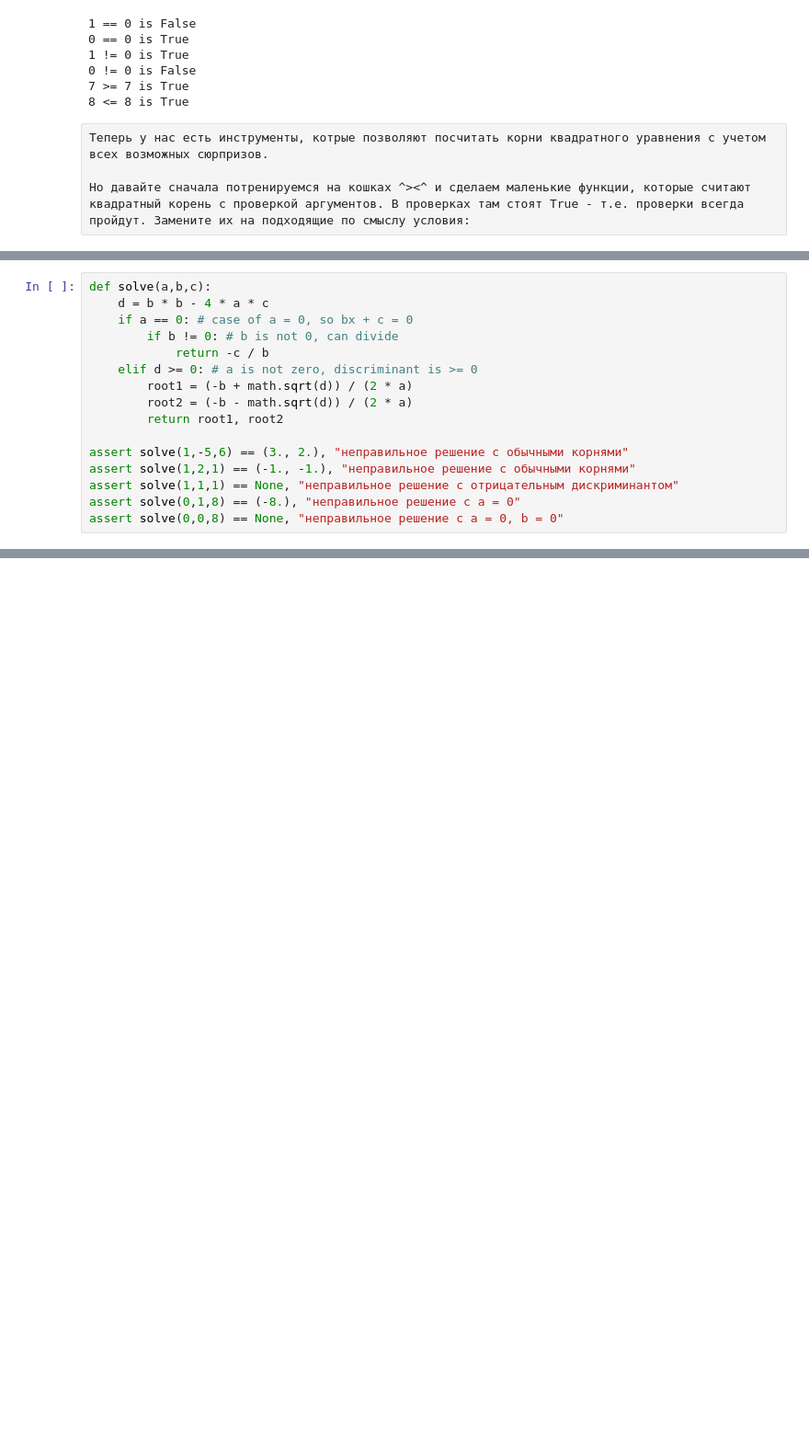
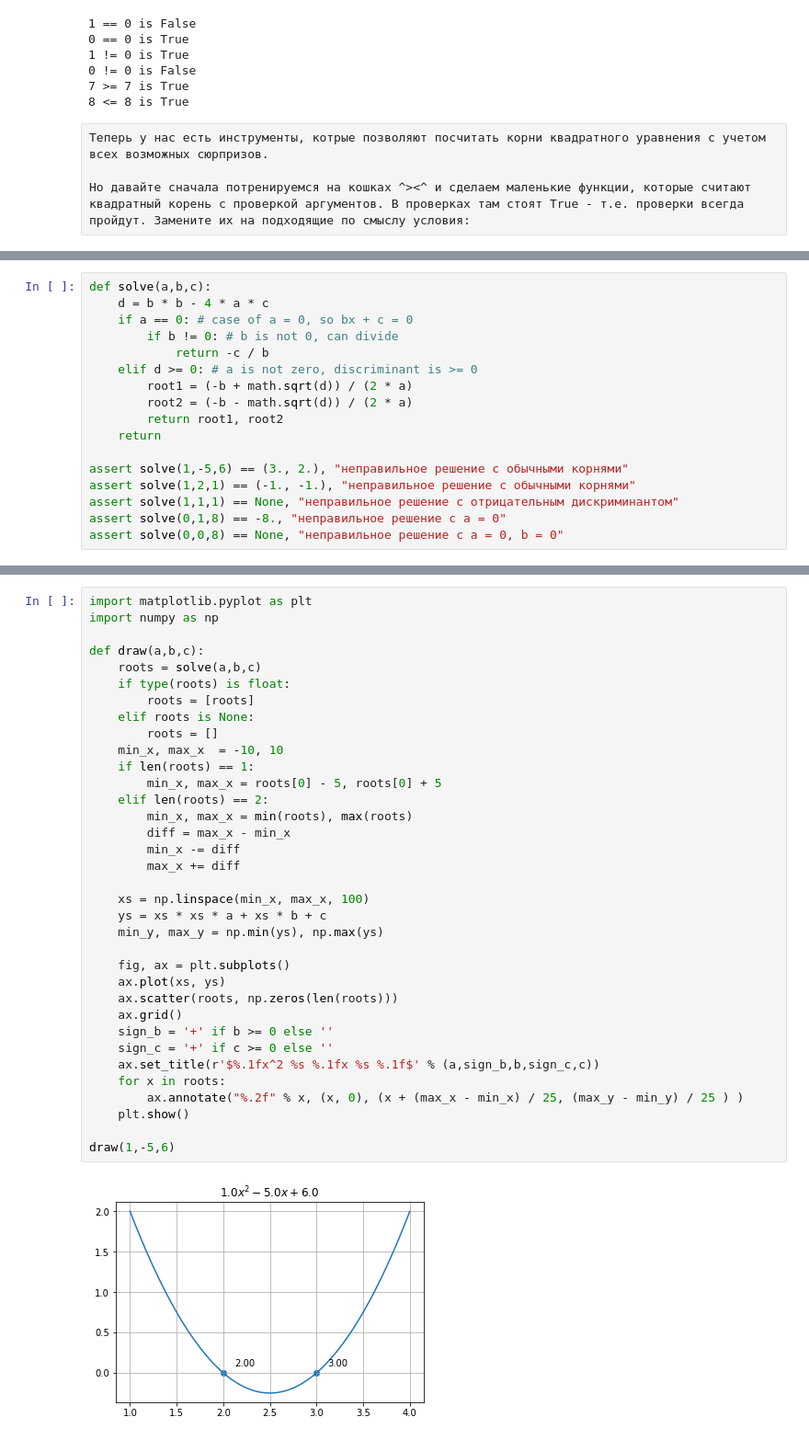
Before and after one commit to technotopia/lazy_python, a Jupyter notebook: lesson2.ipynb, the cells around one changed output, grey strips where cells are left out. Shown: that part at 92% size. Saved outputs shown, nothing was run; the diff lists cells and outputs as text; blank space fills up the shorter version.

```diff
--- a/lesson2.ipynb
+++ b/lesson2.ipynb
@@ -174,10 +176,11 @@ def solve(a,b,c):
         root1 = (-b + math.sqrt(d)) / (2 * a)
         root2 = (-b - math.sqrt(d)) / (2 * a)
         return root1, root2
+    return
 
 assert solve(1,-5,6) == (3., 2.), "неправильное решение с обычными корнями"
 assert solve(1,2,1) == (-1., -1.), "неправильное решение с обычными корнями"
 assert solve(1,1,1) == None, "неправильное решение с отрицательным дискриминантом"
-assert solve(0,1,8) == (-8.), "неправильное решение с a = 0"
+assert solve(0,1,8) == -8., "неправильное решение с a = 0"
 assert solve(0,0,8) == None, "неправильное решение с a = 0, b = 0"
 # %% [output]
@@ -184,0 +190,37 @@ assert solve(0,0,8) == None, "неправильное решение с a = 0,
+# %%
+import matplotlib.pyplot as plt
+import numpy as np
+
+def draw(a,b,c):
+    roots = solve(a,b,c)
+    if type(roots) is float:
+        roots = [roots]
+    elif roots is None:
+        roots = []
+    min_x, max_x  = -10, 10
+    if len(roots) == 1:
+        min_x, max_x = roots[0] - 5, roots[0] + 5
+    elif len(roots) == 2:
+        min_x, max_x = min(roots), max(roots)
+        diff = max_x - min_x
+        min_x -= diff
+        max_x += diff
+
+    xs = np.linspace(min_x, max_x, 100)
+    ys = xs * xs * a + xs * b + c
+    min_y, max_y = np.min(ys), np.max(ys)
+
+    fig, ax = plt.subplots()
+    ax.plot(xs, ys)
+    ax.scatter(roots, np.zeros(len(roots)))
+    ax.grid()
+    sign_b = '+' if b >= 0 else ''
+    sign_c = '+' if c >= 0 else ''
+    ax.set_title(r'$%.1fx^2 %s %.1fx %s %.1f$' % (a,sign_b,b,sign_c,c))
+    for x in roots:
+        ax.annotate("%.2f" % x, (x, 0), (x + (max_x - min_x) / 25, (max_y - min_y) / 25 ) )
+    plt.show()
+
+draw(1,-5,6)
+# %% [output]
+[figure, added]
```
Also changed, not shown: parts of 4 cells of this notebook, 2 other files.
